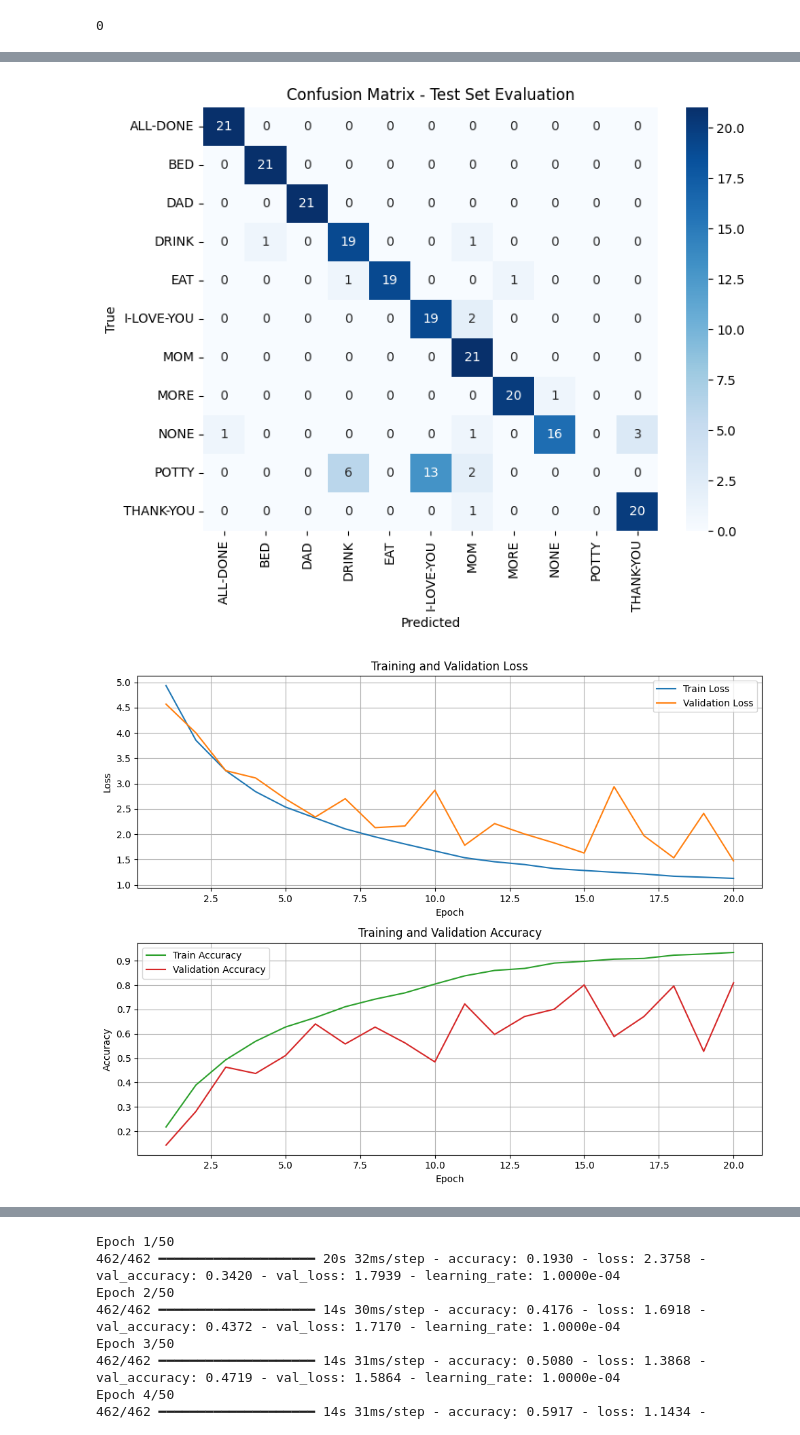
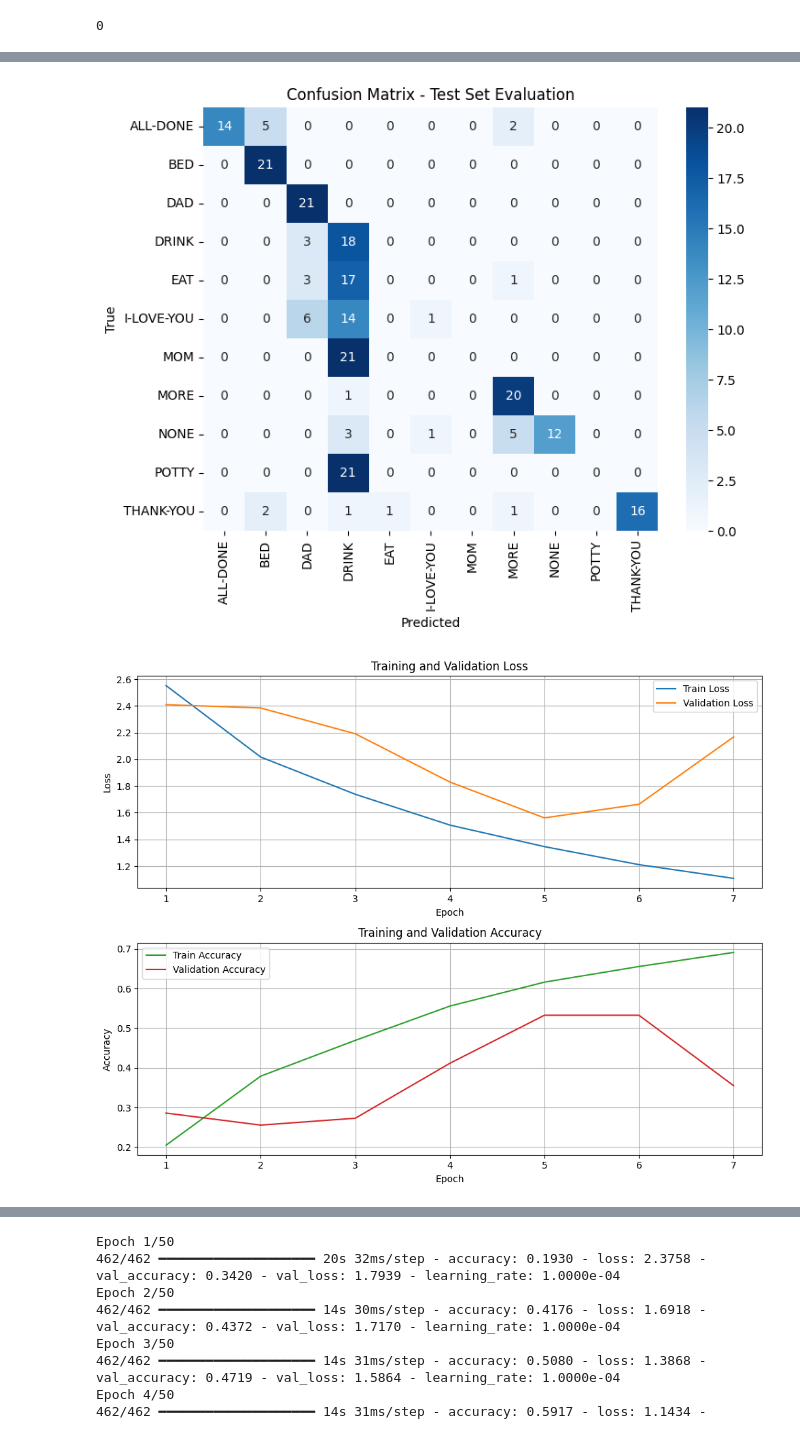
Before and after one commit to D3rrickLa/machine_learning_tfnmp, a Jupyter notebook: model/CNN_LSTM/v3/cnn_lstm_v3.ipynb, the cells around one changed output, grey strips where cells are left out. Drawn from its saved outputs; the diff is of its cells as text; code cells hidden in the pictures.

```diff
--- a/model/CNN_LSTM/v3/cnn_lstm_v3.ipynb
+++ b/model/CNN_LSTM/v3/cnn_lstm_v3.ipynb
@@ -213,12 +211,12 @@ model = Sequential([
     MaxPooling1D(3),
     Dropout(0.055),
 
-    GRU(128, kernel_regularizer=L2(1e-5)),
+    GRU(128, kernel_regularizer=L2(1e-6)),
     BatchNormalization(),
     Activation("leaky_relu"),
     Dropout(0.5),
 
-    Dense(90, kernel_regularizer=L2(1e-4)),
+    Dense(64, kernel_regularizer=L2(1e-5)),
     Activation("tanh"),
     Dropout(0.165),
 
@@ -227,13 +225,13 @@ model = Sequential([
 
 model.compile(optimizer=Adam(learning_rate=1.0e-4, weight_decay=1e-7, clipnorm=1.0), loss='categorical_crossentropy', metrics=['accuracy'])
 
-reduce_lr = ReduceLROnPlateau(monitor='val_loss', factor=0.55, patience=2, min_lr=1e-12)
-early_stopping = EarlyStopping(monitor='val_loss', patience=10, restore_best_weights=True)
-custom_early_stopping = CustomEarlyStopping(patience=12, threshold=0.15)
+reduce_lr = ReduceLROnPlateau(monitor='val_loss', factor=0.55, patience=2, min_lr=1e-8)
+early_stopping = EarlyStopping(monitor='val_loss', patience=5, restore_best_weights=True)
+custom_early_stopping = CustomEarlyStopping(patience=6, threshold=0.15)
 history = model.fit(
     X_train_sequences, y_train_categorical,
     validation_data=(X_val_sequences, y_val_categorical),
-    epochs=100,  # Adjust epochs as needed
+    epochs=50,  # Adjust epochs as needed
     batch_size=128,  # Adjust batch size as needed
     callbacks=[reduce_lr, early_stopping, custom_early_stopping]
 )
@@ -270,3 +271,3 @@ Test Accuracy: 0.8528138399124146
-[figure, old version]
+[figure, new version]
-[figure, old version]
+[figure, new version]
 # %%
```
Also changed, not shown: parts of 5 cells of this notebook, 3 other files.
